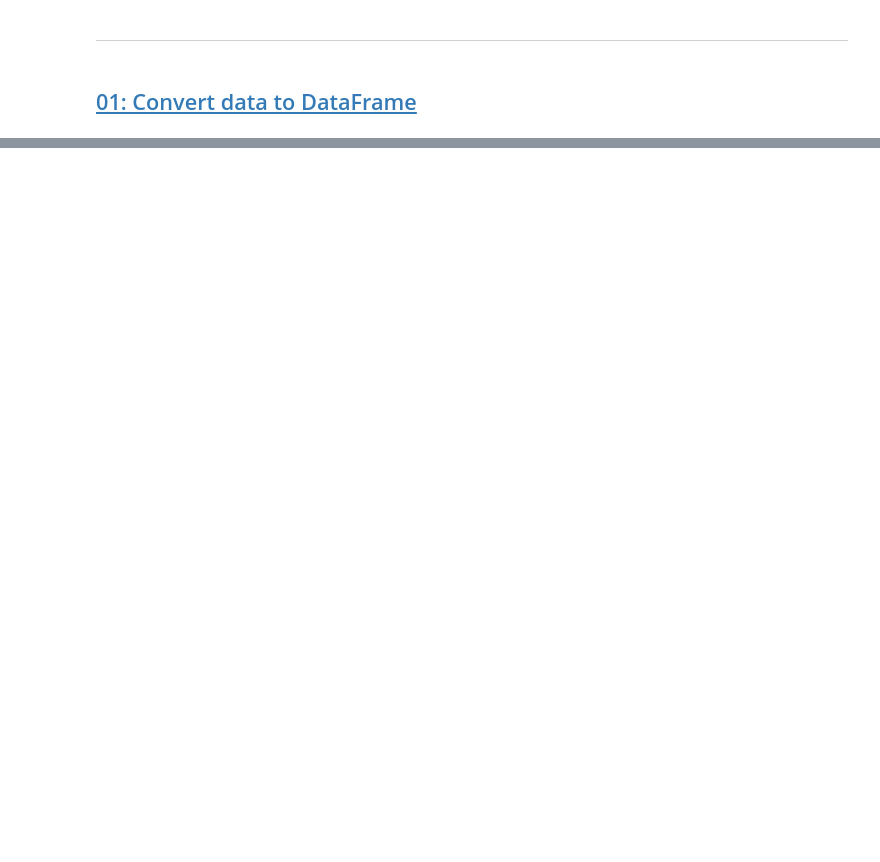
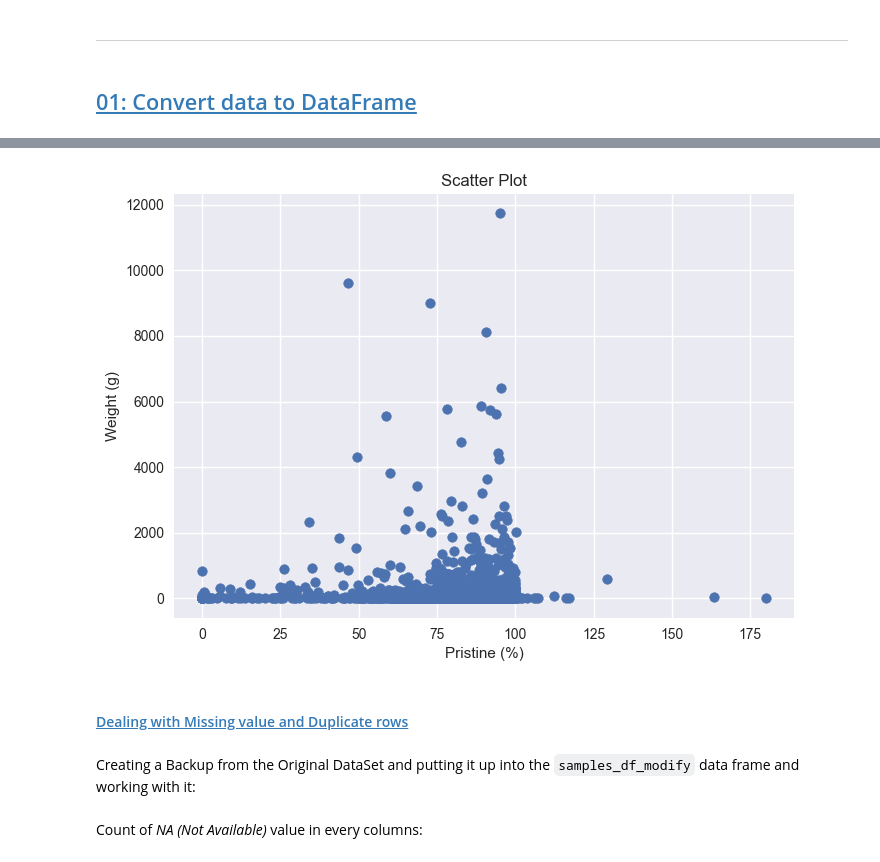
Before and after one commit to AliShariatian/Artemis-Project-Analysis, a Jupyter notebook: main.ipynb, the cells around one changed output, grey strips where cells are left out. Saved outputs shown, nothing was run; the diff lists cells and outputs as text; code cells hidden in the pictures; blank space fills up the shorter version.

Commit message:
add Clean data Part

```diff
--- a/main.ipynb
+++ b/main.ipynb
@@ -62,0 +117,13 @@ samples_df.head()
+# %%
+plt.scatter(samples_df['Pristine (%)'], samples_df['Weight (g)'])
+
+plt.title('Scatter Plot')
+plt.xlabel('Pristine (%)')
+plt.ylabel('Weight (g)')
+plt.show()
+# %% [output]
+[figure, added]
+# %% [markdown]
+#### <a id='toc1_2_1_3_'></a>[Dealing with Missing value and Duplicate rows](#toc0_)
+# %% [markdown]
+Creating a Backup from the Original DataSet and putting it up into the `samples_df_modify` data frame and working with it:
@@ -62,0 +132,2 @@ samples_df.head()
+# %% [markdown]
+Count of _NA (Not Available)_ value in every columns:
```
Also changed, not shown: parts of 56 cells of this notebook, 2 other files.
